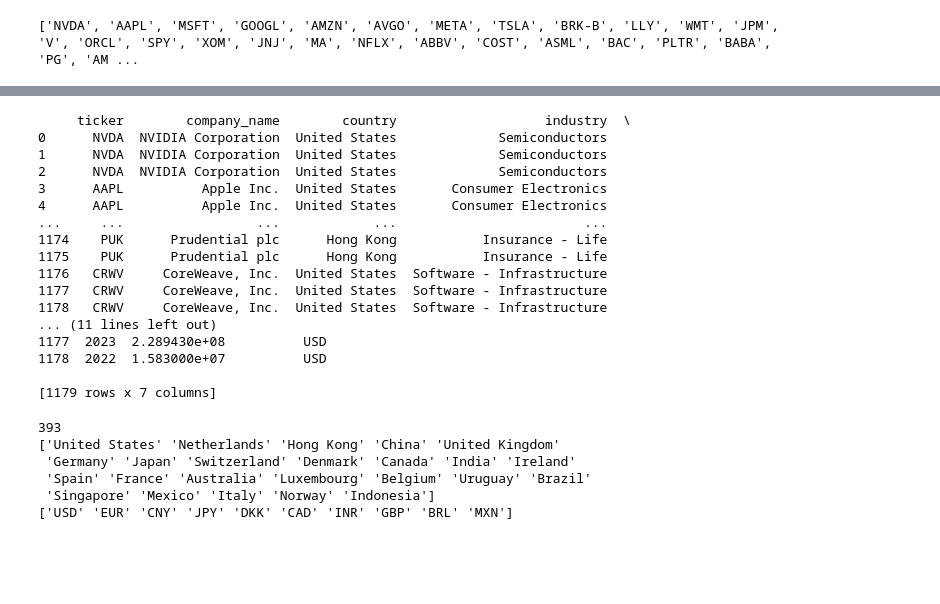
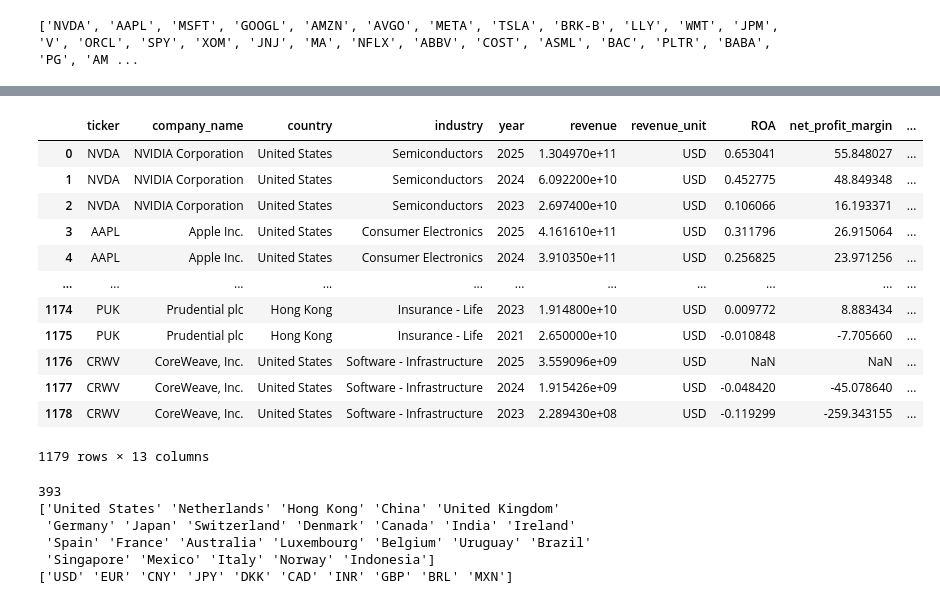
Before and after one commit to 200-shetty/statista-financial-data-pipeline, a Jupyter notebook: get_data.ipynb, the cells around one changed output, grey strips where cells are left out. Cells and saved outputs as stored; diff of their text form; code cells hidden in the pictures; blank space fills up the shorter version.

```diff
--- a/get_data.ipynb
+++ b/get_data.ipynb
@@ -141,3 +142,10 @@ company_list = tickers_df["ticker"].head(400).tolist()
 print(company_list)
 # %% [output]
 ['NVDA', 'AAPL', 'MSFT', 'GOOGL', 'AMZN', 'AVGO', 'META', 'TSLA', 'BRK-B', 'LLY', 'WMT', 'JPM', 'V', 'ORCL', 'SPY', 'XOM', 'JNJ', 'MA', 'NFLX', 'ABBV', 'COST', 'ASML', 'BAC', 'PLTR', 'BABA', 'PG', 'AM ...
+# %%
+stock = yf.Ticker("TRGP")
+fin = stock.income_stmt
+
+print(fin.index)
+print(stock.balance_sheet.index)
+print(stock.cashflow.index)
@@ -230,23 +441,21 @@ df = pd.DataFrame(all_rows)
-# %%
-print(df)
-# %% [output]
-     ticker        company_name        country                   industry  \
-0      NVDA  NVIDIA Corporation  United States             Semiconductors
-1      NVDA  NVIDIA Corporation  United States             Semiconductors
-2      NVDA  NVIDIA Corporation  United States             Semiconductors
-3      AAPL          Apple Inc.  United States       Consumer Electronics
-4      AAPL          Apple Inc.  United States       Consumer Electronics
-...     ...                 ...            ...                        ...
-1174    PUK      Prudential plc      Hong Kong           Insurance - Life
-1175    PUK      Prudential plc      Hong Kong           Insurance - Life
-1176   CRWV     CoreWeave, Inc.  United States  Software - Infrastructure
-1177   CRWV     CoreWeave, Inc.  United States  Software - Infrastructure
-1178   CRWV     CoreWeave, Inc.  United States  Software - Infrastructure
-... (11 lines left out)
-1177  2023  2.289430e+08          USD
-1178  2022  1.583000e+07          USD
-
-[1179 rows x 7 columns]
+# %%
+raw_data_frame = df
+# %%
+raw_data_frame
+# %% [output]
+|  | ticker | company_name | country | industry | year | revenue | revenue_unit | ROA | net_profit_margin | ... |
+| 0 | NVDA | NVIDIA Corporation | United States | Semiconductors | 2025 | 1.304970e+11 | USD | 0.653041 | 55.848027 | ... |
+| 1 | NVDA | NVIDIA Corporation | United States | Semiconductors | 2024 | 6.092200e+10 | USD | 0.452775 | 48.849348 | ... |
+| 2 | NVDA | NVIDIA Corporation | United States | Semiconductors | 2023 | 2.697400e+10 | USD | 0.106066 | 16.193371 | ... |
+| 3 | AAPL | Apple Inc. | United States | Consumer Electronics | 2025 | 4.161610e+11 | USD | 0.311796 | 26.915064 | ... |
+| 4 | AAPL | Apple Inc. | United States | Consumer Electronics | 2024 | 3.910350e+11 | USD | 0.256825 | 23.971256 | ... |
+| ... | ... | ... | ... | ... | ... | ... | ... | ... | ... | ... |
+| 1174 | PUK | Prudential plc | Hong Kong | Insurance - Life | 2023 | 1.914800e+10 | USD | 0.009772 | 8.883434 | ... |
+| 1175 | PUK | Prudential plc | Hong Kong | Insurance - Life | 2021 | 2.650000e+10 | USD | -0.010848 | -7.705660 | ... |
+| 1176 | CRWV | CoreWeave, Inc. | United States | Software - Infrastructure | 2025 | 3.559096e+09 | USD | NaN | NaN | ... |
+| 1177 | CRWV | CoreWeave, Inc. | United States | Software - Infrastructure | 2024 | 1.915426e+09 | USD | -0.048420 | -45.078640 | ... |
+| 1178 | CRWV | CoreWeave, Inc. | United States | Software - Infrastructure | 2023 | 2.289430e+08 | USD | -0.119299 | -259.343155 | ... |
+1179 rows × 13 columns
 # %%
 comapnies_number=len(df["ticker"].unique())
 print(comapnies_number)
```
Also changed, not shown: parts of 30 cells of this notebook, 4 other files.
